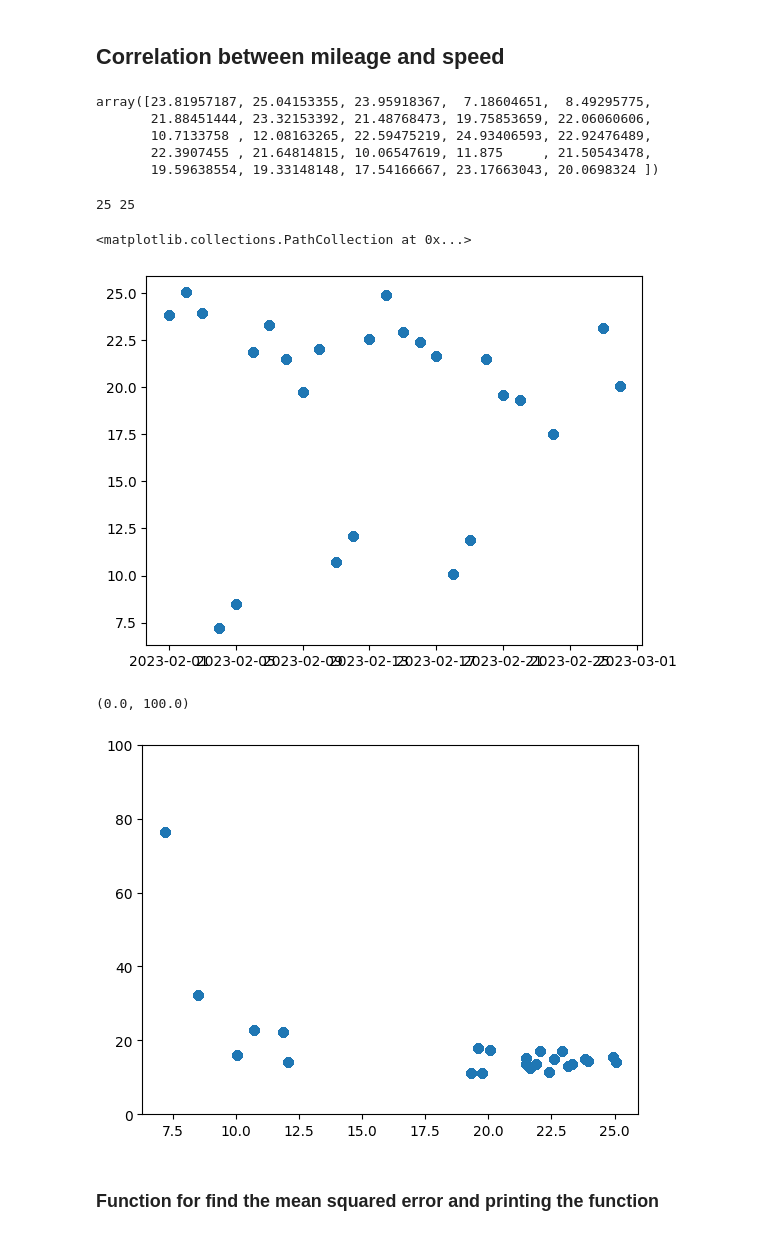
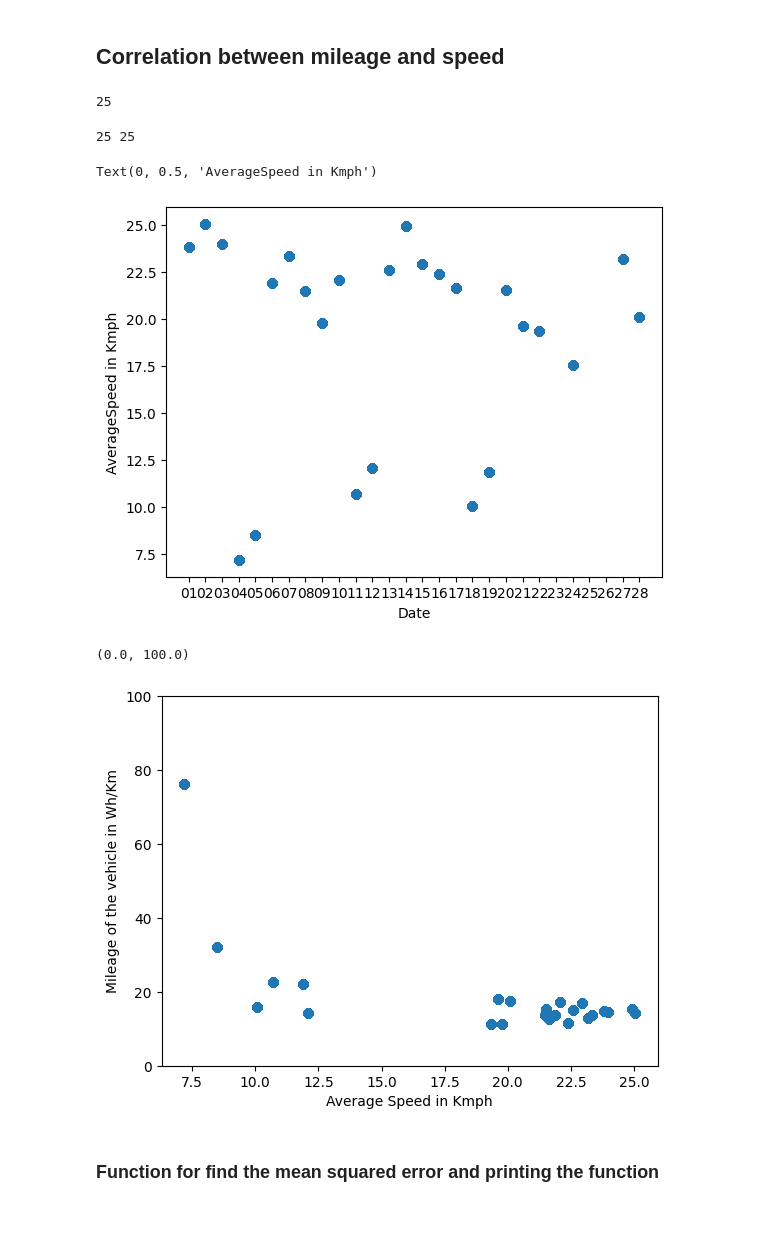
Before and after one commit to codewithyouwan/Range, a Jupyter notebook: mileage.ipynb, the cells around one changed output. Cells and saved outputs as stored; diff of their text form; code cells hidden in the pictures.

Commit message:
Modified the code with more readability

```diff
--- a/mileage.ipynb
+++ b/mileage.ipynb
@@ -125,36 +154,31 @@ plt.legend(OneMonth.df['Month'].unique())
 # %% [markdown]
 <h2>Correlation between mileage and speed
 </h2>
-# %%
-def CalAverageSpeed(data):
-    for i in data.dates:
-        speed=data.df.loc[(data.df['date']==i)&(data.df['speed']!=0),'speed'].mean()
-        if(speed>0):
-            data.Speeds=np.append(data.Speeds,speed)
-        data.df.loc[data.df['date']==i,'AverageSpeed_Kmph']=speed
-CalAverageSpeed(OneMonth)
-OneMonth.Speeds
-# %% [output]
-array([23.81957187, 25.04153355, 23.95918367,  7.18604651,  8.49295775,
-       21.88451444, 23.32153392, 21.48768473, 19.75853659, 22.06060606,
-       10.7133758 , 12.08163265, 22.59475219, 24.93406593, 22.92476489,
-       22.3907455 , 21.64814815, 10.06547619, 11.875     , 21.50543478,
-       19.59638554, 19.33148148, 17.54166667, 23.17663043, 20.0698324 ])
+# %%
+OneMonth.CalAverageSpeed()
+OneMonth.Speeds
+OneMonth.trimArrays()
+# %% [output]
+25
 # %%
 print(OneMonth.Speeds.size,OneMonth.MileageArray.size)
 # %% [output]
 25 25
 # %%
-plt.scatter(OneMonth.df['DateModified'],OneMonth.df['AverageSpeed_Kmph'])
+plt.scatter(OneMonth.df['date'].map(indexDates),OneMonth.df['AverageSpeed_Kmph'])
+plt.xlabel('Date')
+plt.ylabel('AverageSpeed in Kmph')
 # %% [output]
-<matplotlib.collections.PathCollection at 0x...>
+Text(0, 0.5, 'AverageSpeed in Kmph')
-[figure, old version]
+[figure, new version]
 # %%
 plt.scatter(OneMonth.df['AverageSpeed_Kmph'],OneMonth.df['mileage'])
+plt.xlabel('Average Speed in Kmph')
+plt.ylabel('Mileage of the vehicle in Wh/Km')
 plt.ylim(0,100)
 # %% [output]
 (0.0, 100.0)
-[figure, old version]
+[figure, new version]
 # %% [markdown]
 <h3>Function for find the mean squared error and printing the function</h3>
 # %%
```
Also changed, not shown: parts of 16 cells of this notebook.
